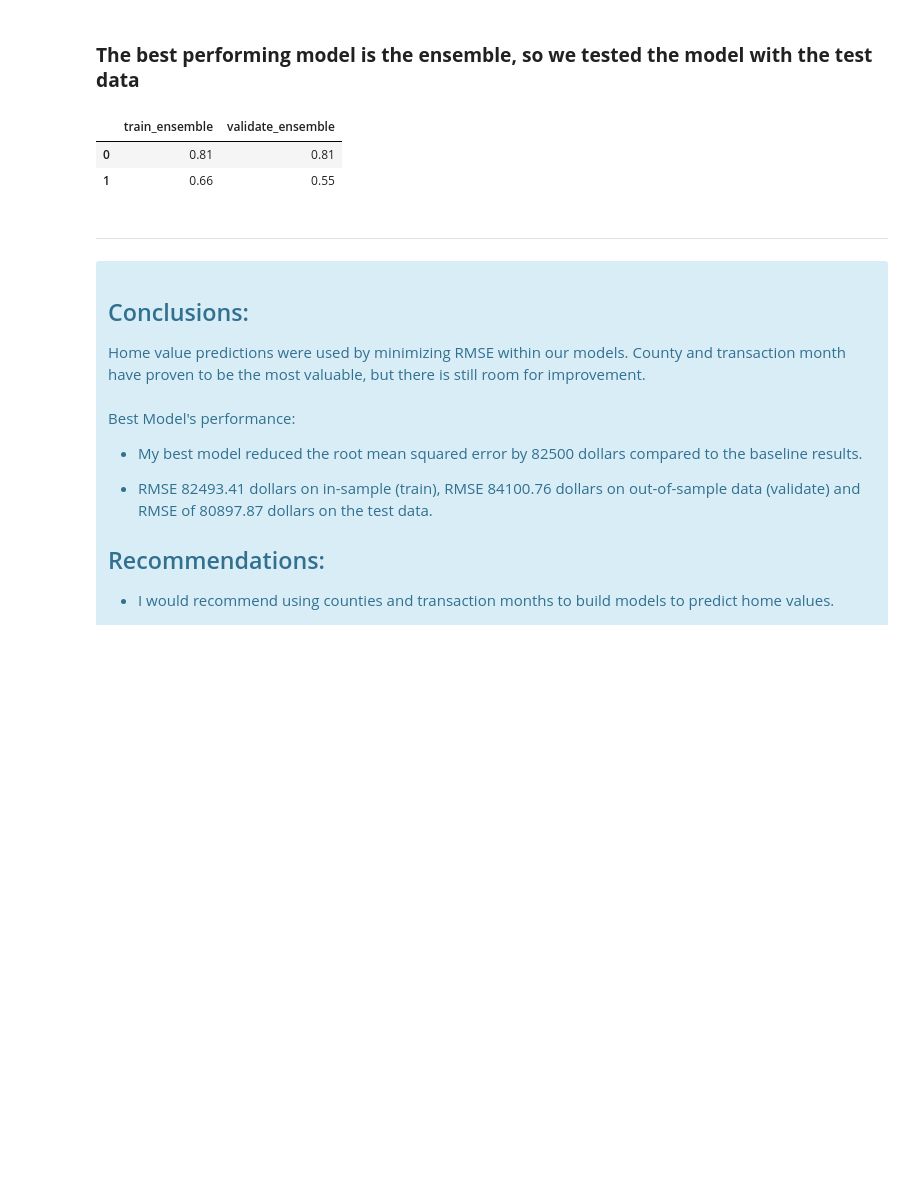
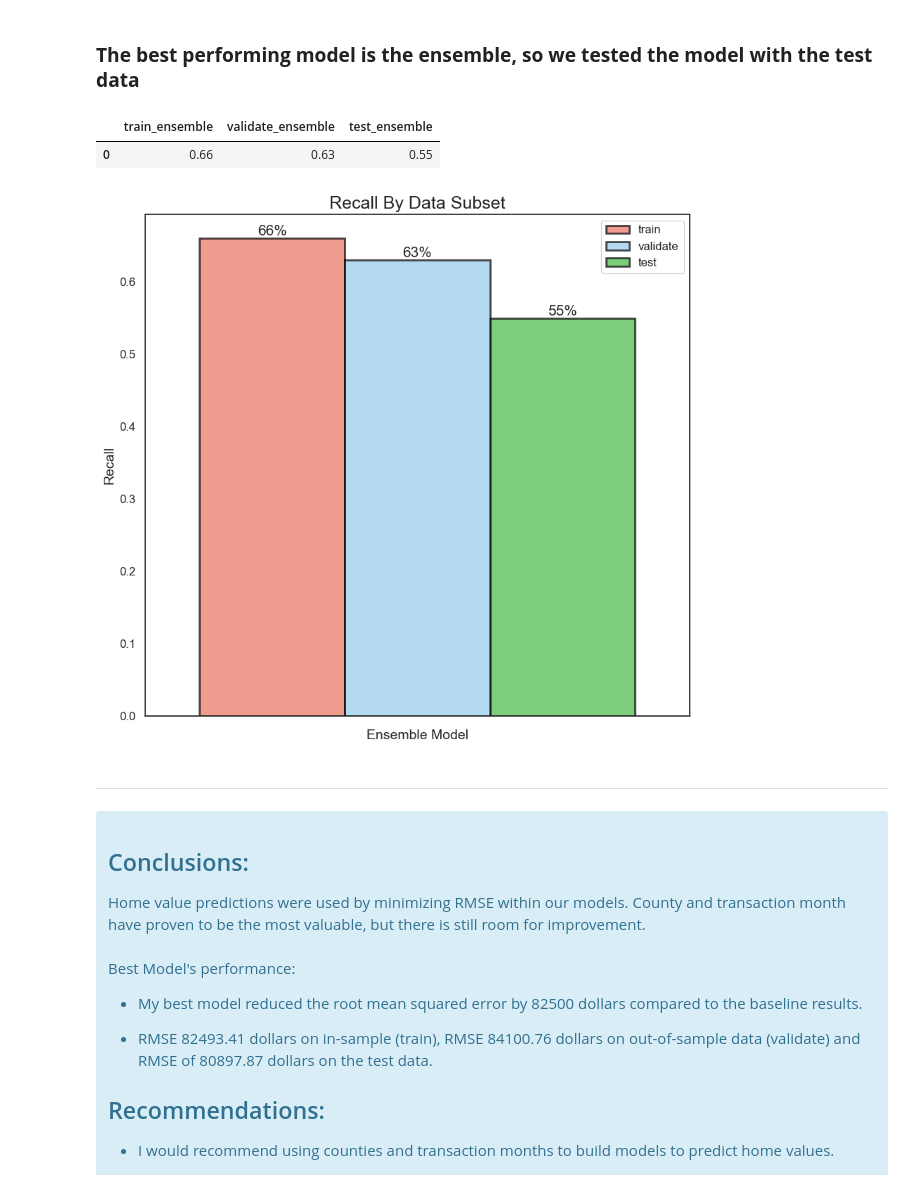
Before and after one commit to Project-DANE/DANE, a Jupyter notebook: final_notebook.ipynb, the cells around one changed output. Saved outputs shown, nothing was run; the diff lists cells and outputs as text; code cells hidden in the pictures; blank space fills up the shorter version.

```diff
--- a/final_notebook.ipynb
+++ b/final_notebook.ipynb
@@ -457,12 +420,15 @@ m.models(df)
 # %% [markdown]
 ### **The best performing model is the ensemble, so we tested the model with the test data**
-# %%
-# this is the best model and ran the test data on it
-m.ensemble(train_scaled, y_train, test_scaled, y_test)
-# %% [output]
-|  | train_ensemble | validate_ensemble |
-| 0 | 0.81 | 0.81 |
-| 1 | 0.66 | 0.55 |
+# %%
+# this is the best model and ran the test data on it
+m.best_model(train_scaled, y_train, val_scaled, y_val, test_scaled, y_test)
+# %% [output]
+|  | train_ensemble | validate_ensemble | test_ensemble |
+| 0 | 0.66 | 0.63 | 0.55 |
+# %%
+m.best_model_bc()
+# %% [output]
+[figure, added]
 # %% [markdown]
 ------
 # %% [markdown]
```
Also changed, not shown: parts of 11 cells of this notebook, 1 other file.
